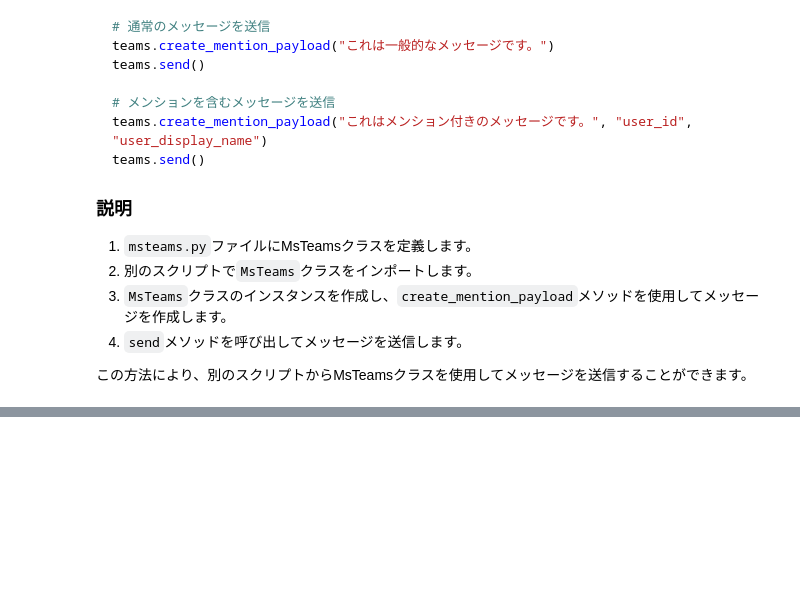
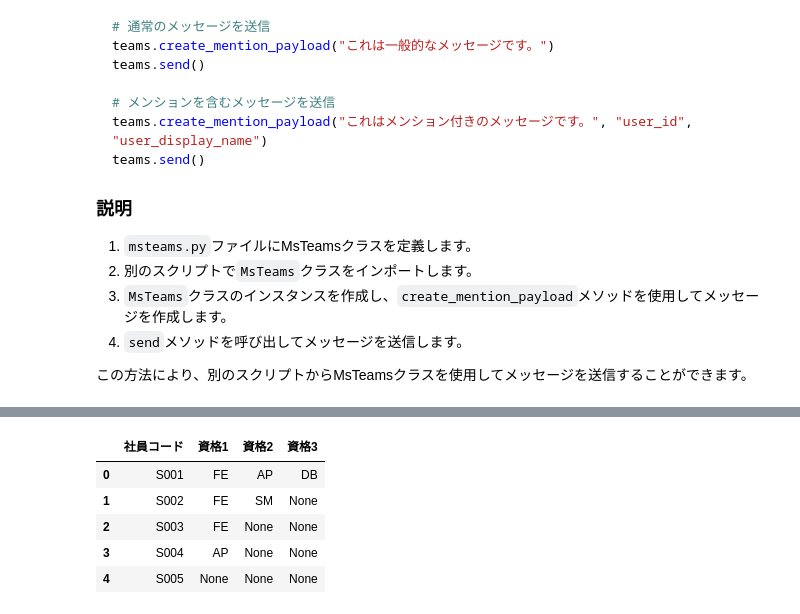
Before and after one commit to phonon-py/DatabaseSpecialistStudy, a Jupyter notebook: main.v3.ipynb, the cells around one changed output, grey strips where cells are left out. Saved outputs shown, nothing was run; the diff lists cells and outputs as text; code cells hidden in the pictures; blank space fills up the shorter version.

```diff
--- a/main.v3.ipynb
+++ b/main.v3.ipynb
@@ -2069,0 +2221,32 @@ teams.send()
+# %%
+import pandas as pd
+from sqlalchemy import create_engine, Column, Integer, String, MetaData, Table
+from sqlalchemy.orm import sessionmaker
+
+# サンプルデータを第一正規形で定義
+data = {
+    '社員コード': ['S001', 'S002', 'S003', 'S004', 'S005'],
+    '資格1': ['FE', 'FE', 'FE', 'AP', None],
+    '資格2': ['AP', 'SM', None, None, None],
+    '資格3': ['DB', None, None, None, None]
+}
+
+df = pd.DataFrame(data)
+
+# データを第三正規形に正規化
+normalized_data = []
+for idx, row in df.iterrows():
+    for col in ['資格1', '資格2', '資格3']:
+        if pd.notna(row[col]):
+            normalized_data.append({'社員コード': row['社員コード'], '資格': row[col]})
+
+normalized_df = pd.DataFrame(normalized_data)
+
+df
+# %% [output]
+|  | 社員コード | 資格1 | 資格2 | 資格3 |
+| 0 | S001 | FE | AP | DB |
+| 1 | S002 | FE | SM | None |
+| 2 | S003 | FE | None | None |
+| 3 | S004 | AP | None | None |
+| 4 | S005 | None | None | None |
```
Also changed, not shown: parts of 7 cells of this notebook.
